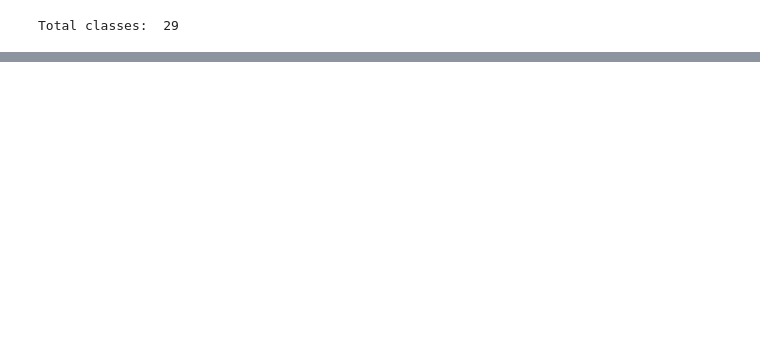
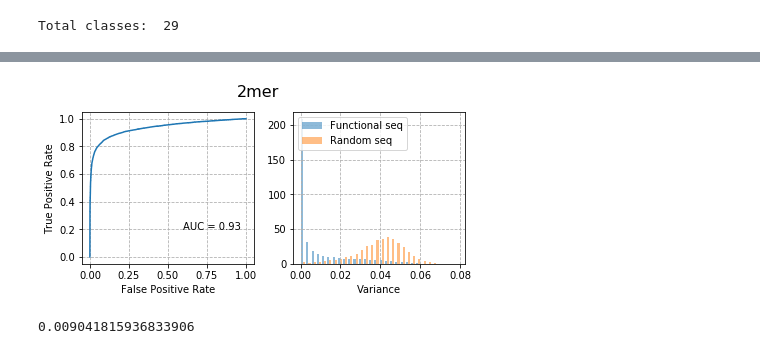
Before and after one commit to bioinformatics-sannio/ncrna-deep, a Jupyter notebook: experiment-dropout-rejection.ipynb, the cells around one changed output, grey strips where cells are left out. Saved outputs shown, nothing was run; the diff lists cells and outputs as text; code cells hidden in the pictures; blank space fills up the shorter version.

Commit message:
added variance

```diff
--- a/experiment-dropout-rejection.ipynb
+++ b/experiment-dropout-rejection.ipynb
@@ -160,0 +207,38 @@ pyplot.show()
+# %%
+from sklearn.metrics import roc_curve
+from sklearn.metrics import roc_auc_score
+from matplotlib import pyplot
+
+
+pred_vars = np.concatenate([vars_nornd, vars_rnd])
+true_class = np.concatenate([np.ones(len(vars_nornd)), np.zeros(len(vars_rnd))])
+
+ns_auc = roc_auc_score(true_class, pred_prob)
+ns_fpr, ns_tpr, _ = roc_curve(true_class, pred_prob)
+
+
+fig, axs = pyplot.subplots(1, 2, constrained_layout=True,figsize=(6,3))
+fig.suptitle(en['filename'], fontsize=16)
+
+#pyplot.figure(figsize=(6,3))
+axs[0].plot(ns_fpr, ns_tpr, linestyle='-')
+axs[0].text(0.6, 0.2, 'AUC = %.2f' % ns_auc)
+axs[0].grid(linestyle='--')
+axs[0].set_xlabel('False Positive Rate')
+axs[0].set_ylabel('True Positive Rate')
+
+axs[1].hist([vars_nornd, vars_rnd], bins='auto', density=True, alpha=0.5, label=['Functional seq', 'Random seq'])
+
+axs[1].legend(loc='upper left')
+axs[1].grid(linestyle='--')
+axs[1].set_xlabel('Variance')
+
+#
+pyplot.savefig('figs/plot_rejection_vars_'+en['filename']+'.pdf')
+pyplot.show()
+# %% [output]
+[figure, added]
+# %%
+np.mean(vars_nornd)
+# %% [output]
+0.009041815936833906
```
Also changed, not shown: parts of 7 cells of this notebook, 7 other files.
